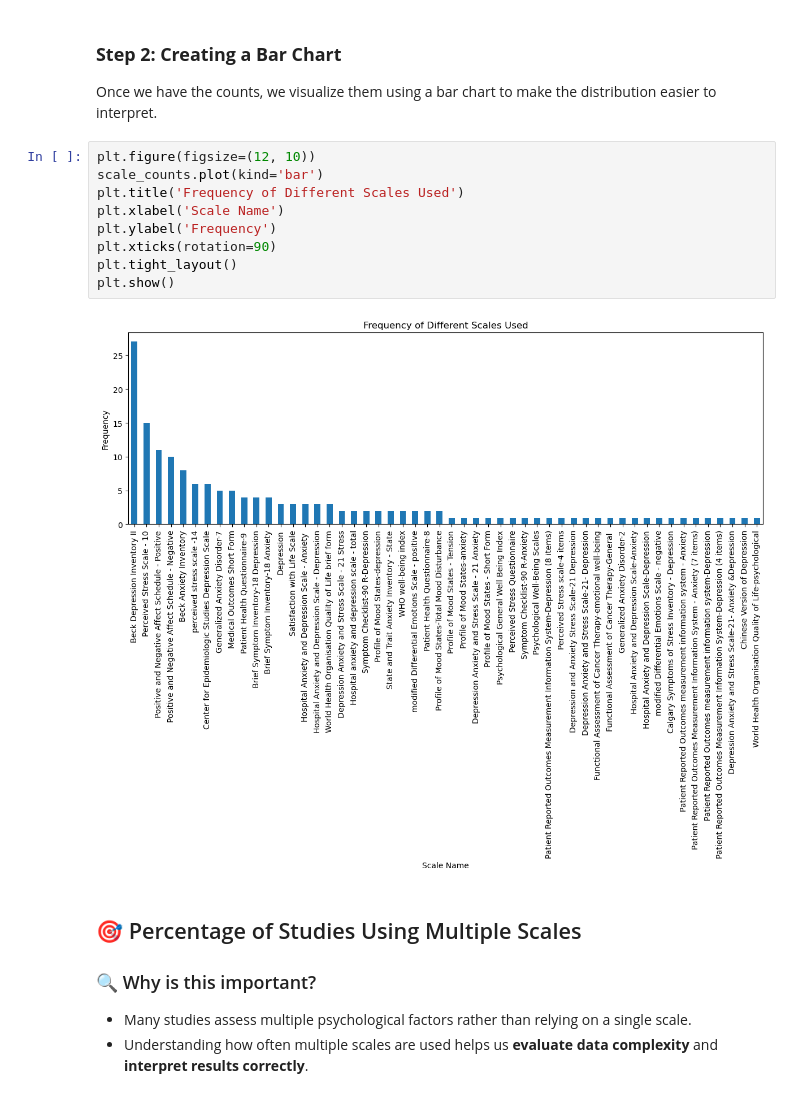
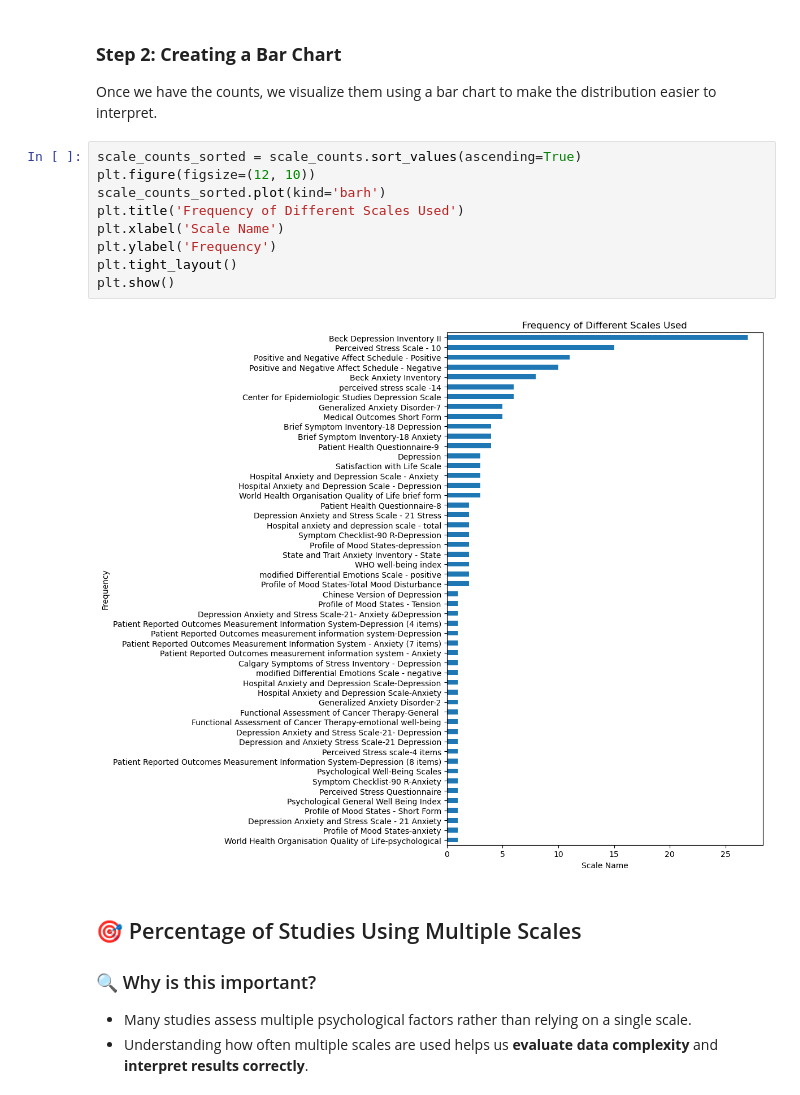
Before and after one commit to MaidanchukIrina/Meditation_Stress_Project, a Jupyter notebook: Stage 2. Outcomes/Stage 2: Outcomes.ipynb, the cells around one changed output. Saved outputs shown, nothing was run; the diff lists cells and outputs as text.

```diff
--- a/Stage 2. Outcomes/Stage 2: Outcomes.ipynb
+++ b/Stage 2. Outcomes/Stage 2: Outcomes.ipynb
@@ -342,16 +342,16 @@ Ensures that we focus on high-impact scales when interpreting results.
 ### **Step 2: Creating a Bar Chart**
 Once we have the counts, we visualize them using a bar chart to make the distribution easier to interpret.
 # %%
+scale_counts_sorted = scale_counts.sort_values(ascending=True)
 plt.figure(figsize=(12, 10))
-scale_counts.plot(kind='bar')
+scale_counts_sorted.plot(kind='barh')
 plt.title('Frequency of Different Scales Used')
 plt.xlabel('Scale Name')
 plt.ylabel('Frequency')
-plt.xticks(rotation=90)
 plt.tight_layout()
 plt.show()
 # %% [output]
-[figure, old version]
+[figure, new version]
 # %% [markdown]
 ## 🎯 Percentage of Studies Using Multiple Scales
 
```
Also changed, not shown: 1 other file.
